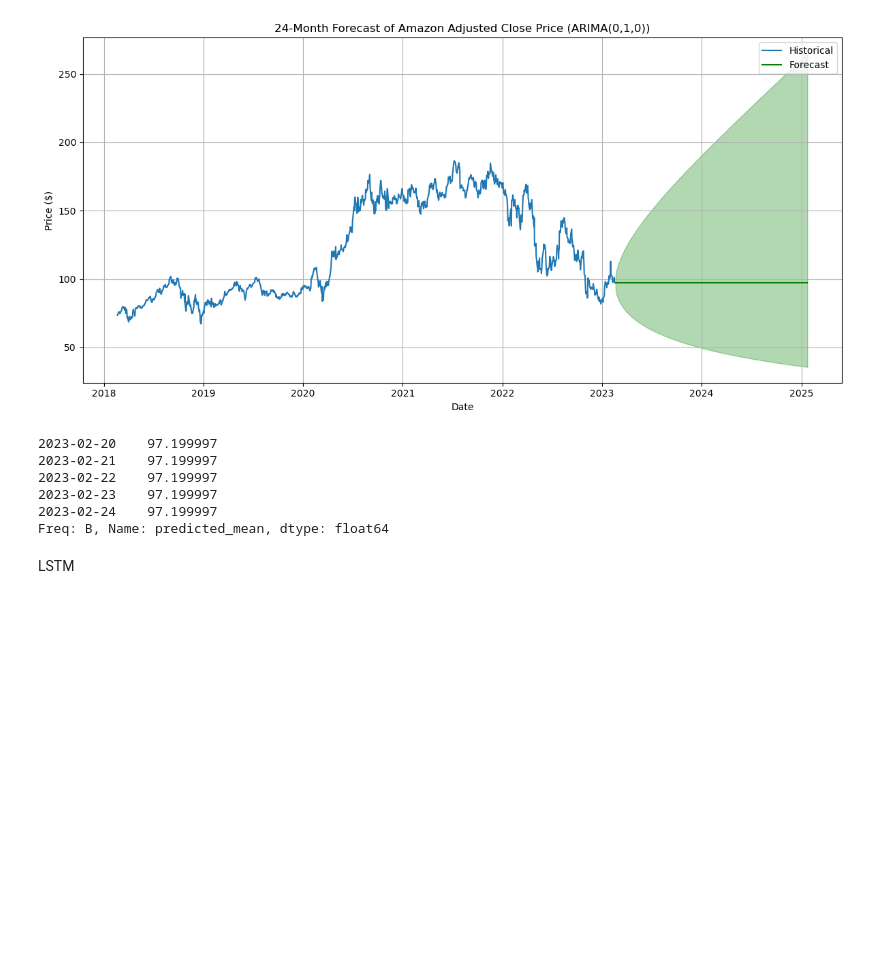
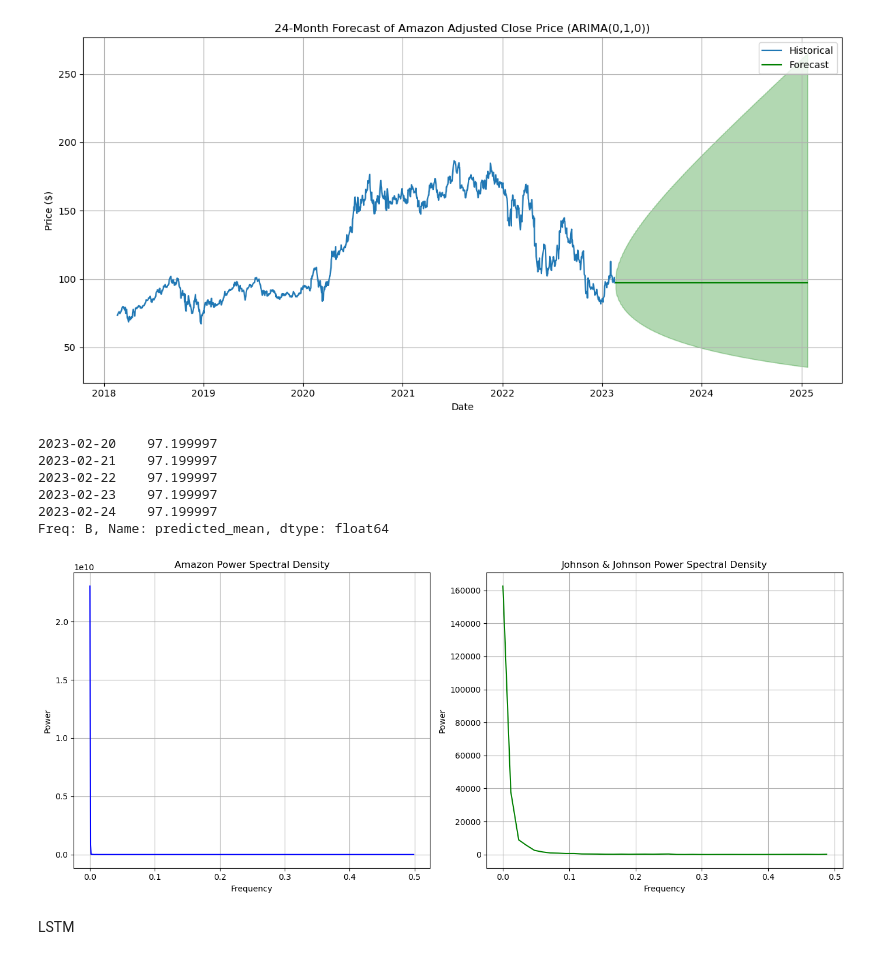
Before and after one commit to losirlu1411/Time-Series-forecasting, a Jupyter notebook: time series 11.y.ipynb, the cells around one changed output. Cells and saved outputs as stored; diff of their text form; code cells hidden in the pictures; blank space fills up the shorter version.

```diff
--- a/time series 11.y.ipynb
+++ b/time series 11.y.ipynb
@@ -696,6 +650,51 @@ forecast_mean.head()
 2023-02-23    97.199997
 2023-02-24    97.199997
 Freq: B, Name: predicted_mean, dtype: float64
+# %%
+# --- Apply FFT to both datasets ---
+
+# Assuming 'Close' for Amazon and 'Sales' for J&J
+amazon_series = amzn_data['Close'].values
+jj_series = data['data'].values
+
+# Number of samples
+N_amzn = len(amazon_series)
+N_jj = len(jj_series)
+
+# Apply FFT
+fft_amzn = fft(amazon_series)
+fft_jj = fft(jj_series)
+
+# Frequency axis
+freqs_amzn = fftfreq(N_amzn)
+freqs_jj = fftfreq(N_jj)
+
+# Power Spectral Density
+psd_amzn = np.abs(fft_amzn) ** 2
+psd_jj = np.abs(fft_jj) ** 2
+
+# --- Plotting PSD (Periodogram) ---
+
+plt.figure(figsize=(14, 6))
+
+plt.subplot(1, 2, 1)
+plt.plot(freqs_amzn[:N_amzn//2], psd_amzn[:N_amzn//2], color='blue')
+plt.title("Amazon Power Spectral Density")
+plt.xlabel("Frequency")
+plt.ylabel("Power")
+plt.grid(True)
+
+plt.subplot(1, 2, 2)
+plt.plot(freqs_jj[:N_jj//2], psd_jj[:N_jj//2], color='green')
+plt.title("Johnson & Johnson Power Spectral Density")
+plt.xlabel("Frequency")
+plt.ylabel("Power")
+plt.grid(True)
+
+plt.tight_layout()
+plt.show()
+# %% [output]
+[figure, added]
 # %% [markdown]
 LSTM
 # %%
```
Also changed, not shown: parts of 51 cells of this notebook.
